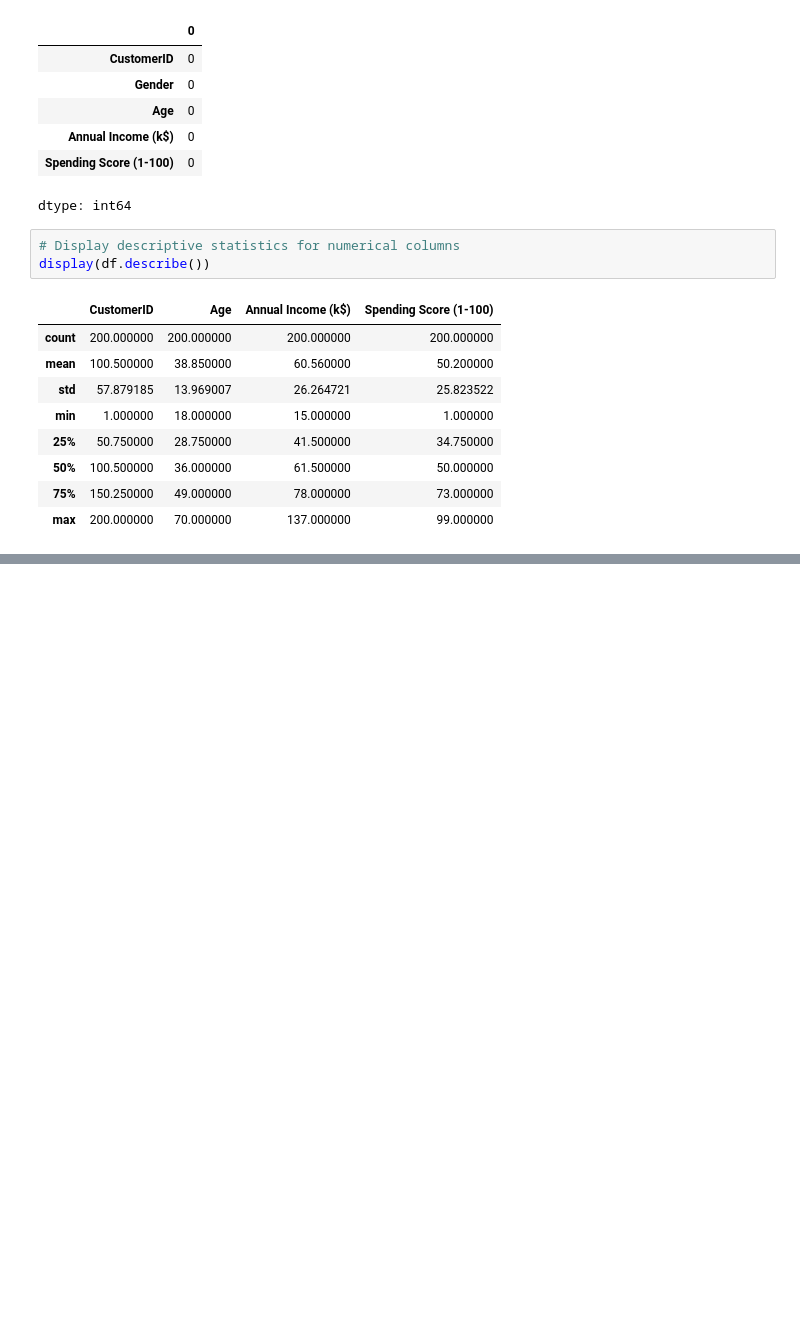
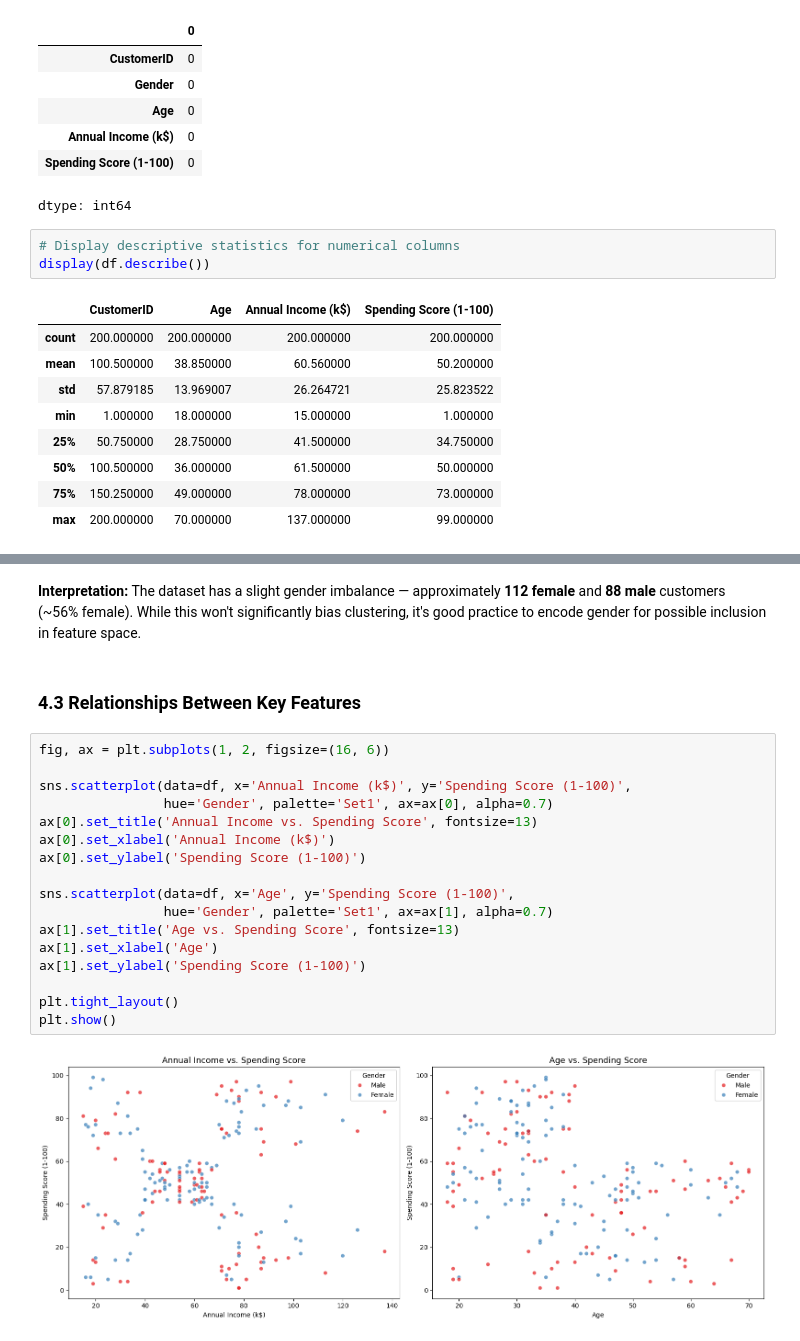
Before and after one commit to Safa30/CSE475_Machine_Learning, a Jupyter notebook: Lab/lab_2/Lab2_Unsupervised_Learning.ipynb, the cells around one changed output, grey strips where cells are left out. Drawn from its saved outputs; the diff is of its cells as text; blank space fills up the shorter version.

Commit message:
Applied Clustering Algorithms

```diff
--- a/Lab/lab_2/Lab2_Unsupervised_Learning.ipynb
+++ b/Lab/lab_2/Lab2_Unsupervised_Learning.ipynb
@@ -227,0 +158,23 @@ print("WCSS and Silhouette Scores calculated for K-Means.")
+# %% [markdown]
+**Interpretation:** The dataset has a slight gender imbalance — approximately **112 female** and **88 male** customers (~56% female). While this won't significantly bias clustering, it's good practice to encode gender for possible inclusion in feature space.
+# %% [markdown]
+### 4.3 Relationships Between Key Features
+# %%
+fig, ax = plt.subplots(1, 2, figsize=(16, 6))
+
+sns.scatterplot(data=df, x='Annual Income (k$)', y='Spending Score (1-100)',
+                hue='Gender', palette='Set1', ax=ax[0], alpha=0.7)
+ax[0].set_title('Annual Income vs. Spending Score', fontsize=13)
+ax[0].set_xlabel('Annual Income (k$)')
+ax[0].set_ylabel('Spending Score (1-100)')
+
+sns.scatterplot(data=df, x='Age', y='Spending Score (1-100)',
+                hue='Gender', palette='Set1', ax=ax[1], alpha=0.7)
+ax[1].set_title('Age vs. Spending Score', fontsize=13)
+ax[1].set_xlabel('Age')
+ax[1].set_ylabel('Spending Score (1-100)')
+
+plt.tight_layout()
+plt.show()
+# %% [output]
+[figure, added]
```
Also changed, not shown: parts of 43 cells of this notebook.
